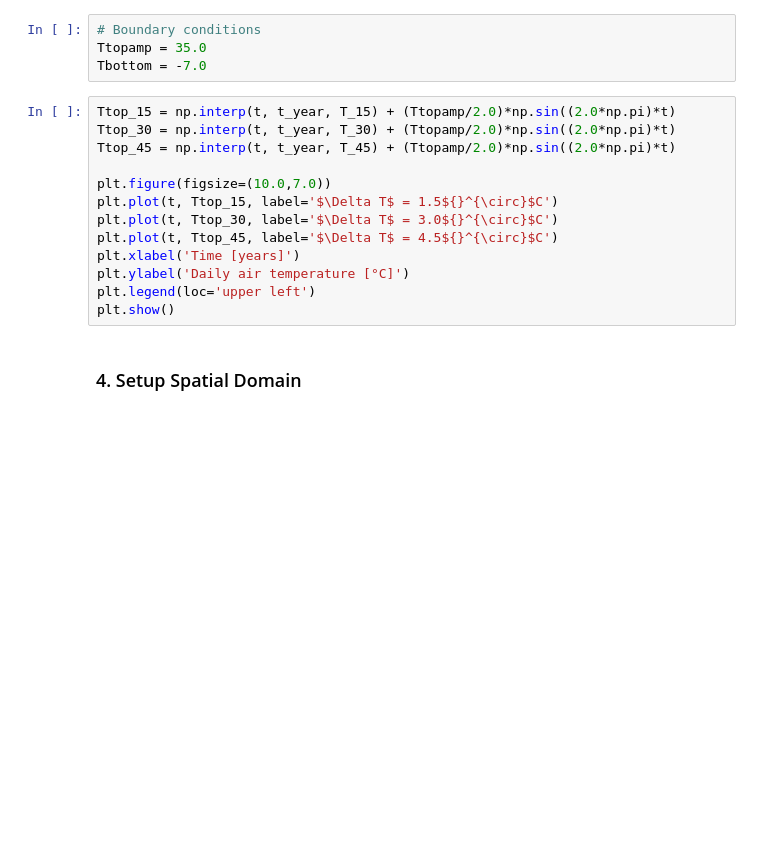
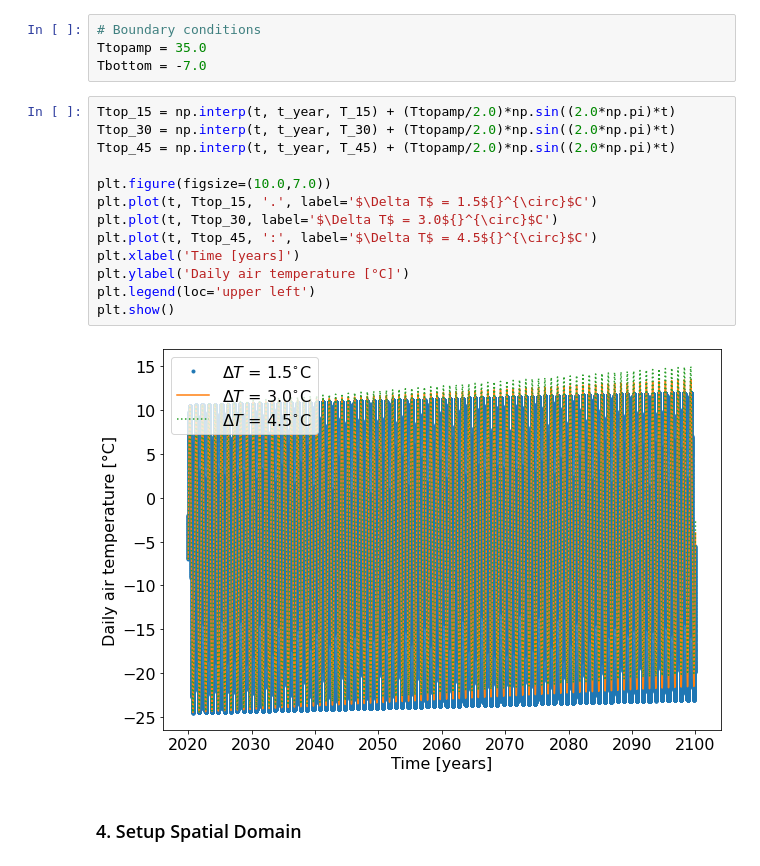
Before and after one commit to yao24/geos518-fall-2021, a Jupyter notebook: mod03/mod03_1D-Diffusion-Assignment.ipynb, the cells around one changed output. Drawn from its saved outputs; the diff is of its cells as text; blank space fills up the shorter version.

```diff
--- a/mod03/mod03_1D-Diffusion-Assignment.ipynb
+++ b/mod03/mod03_1D-Diffusion-Assignment.ipynb
@@ -92,16 +97,18 @@ Tbottom = -7.0
 # %%
 Ttop_15 = np.interp(t, t_year, T_15) + (Ttopamp/2.0)*np.sin((2.0*np.pi)*t)
 Ttop_30 = np.interp(t, t_year, T_30) + (Ttopamp/2.0)*np.sin((2.0*np.pi)*t)
 Ttop_45 = np.interp(t, t_year, T_45) + (Ttopamp/2.0)*np.sin((2.0*np.pi)*t)
 
 plt.figure(figsize=(10.0,7.0))
-plt.plot(t, Ttop_15, label='$\Delta T$ = 1.5${}^{\circ}$C')
+plt.plot(t, Ttop_15, '.', label='$\Delta T$ = 1.5${}^{\circ}$C')
 plt.plot(t, Ttop_30, label='$\Delta T$ = 3.0${}^{\circ}$C')
-plt.plot(t, Ttop_45, label='$\Delta T$ = 4.5${}^{\circ}$C')
+plt.plot(t, Ttop_45, ':', label='$\Delta T$ = 4.5${}^{\circ}$C')
 plt.xlabel('Time [years]')
 plt.ylabel('Daily air temperature [°C]')
 plt.legend(loc='upper left')
 plt.show()
+# %% [output]
+[figure, added]
 # %% [markdown]
 ### 4. Setup Spatial Domain
 # %%
```
Also changed, not shown: parts of 9 cells of this notebook, 2 other files.
